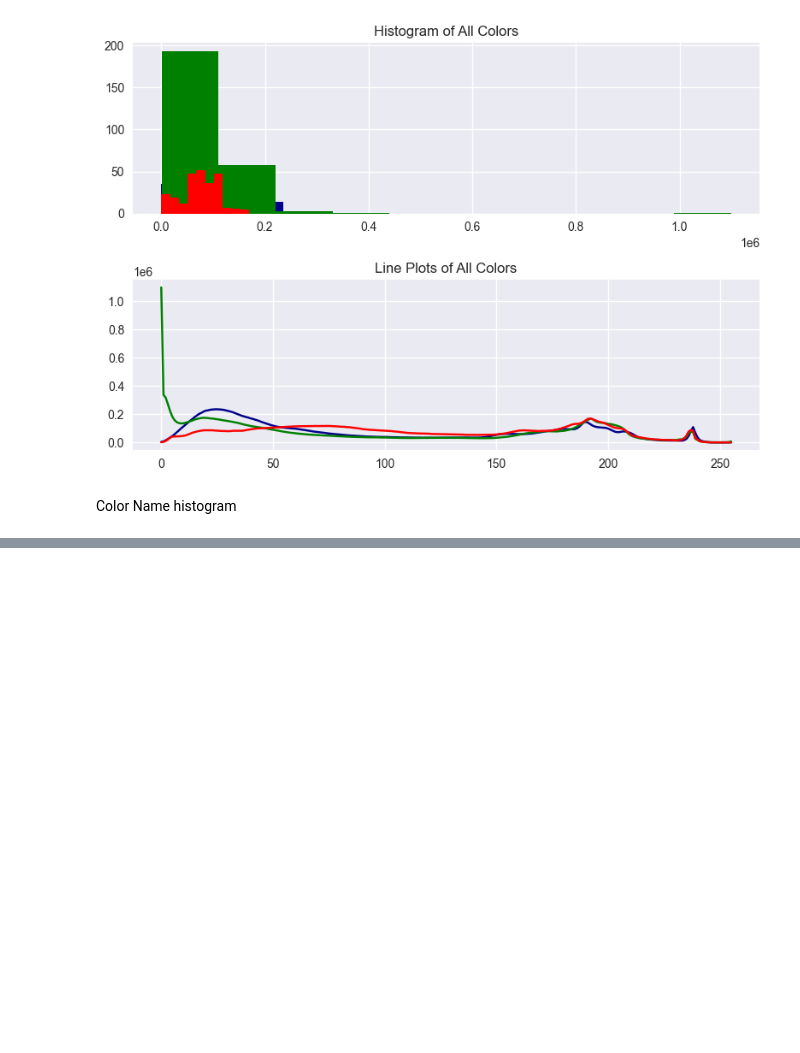
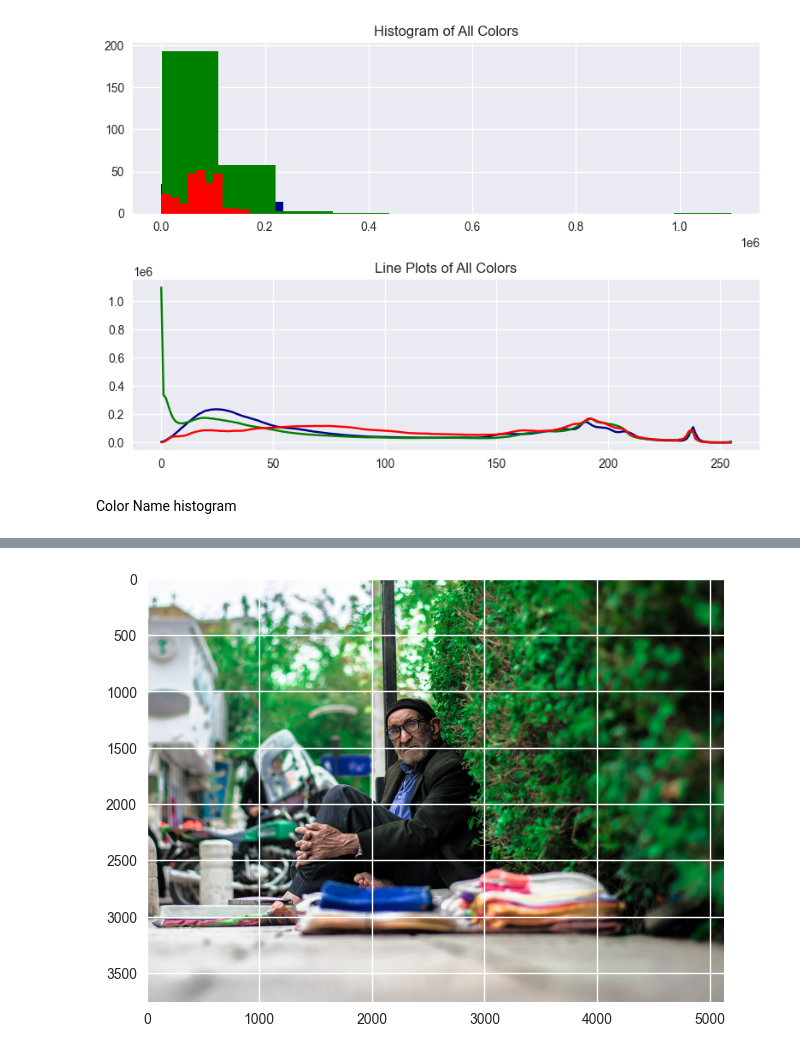
Before and after one commit to MohammadBadzohreh/machine_learning_final, a Jupyter notebook: main.ipynb, the cells around one changed output, grey strips where cells are left out. Cells and saved outputs as stored; diff of their text form; code cells hidden in the pictures; blank space fills up the shorter version.

```diff
--- a/main.ipynb
+++ b/main.ipynb
@@ -84,0 +102,11 @@ Color Name histogram
+# %%
+def show_hsv_equalized(img):
+    H, S, V = cv2.split(cv2.cvtColor(img, cv2.COLOR_BGR2HSV))
+    eq_V = cv2.equalizeHist(V)
+    eq_image = cv2.cvtColor(cv2.merge([H, S, eq_V]), cv2.COLOR_HSV2RGB)
+    plt.imshow(eq_image)
+    plt.show()
+# %%
+show_hsv_equalized(image)
+# %% [output]
+[figure, added]
```
Also changed, not shown: parts of 6 cells of this notebook, 1 other file.
